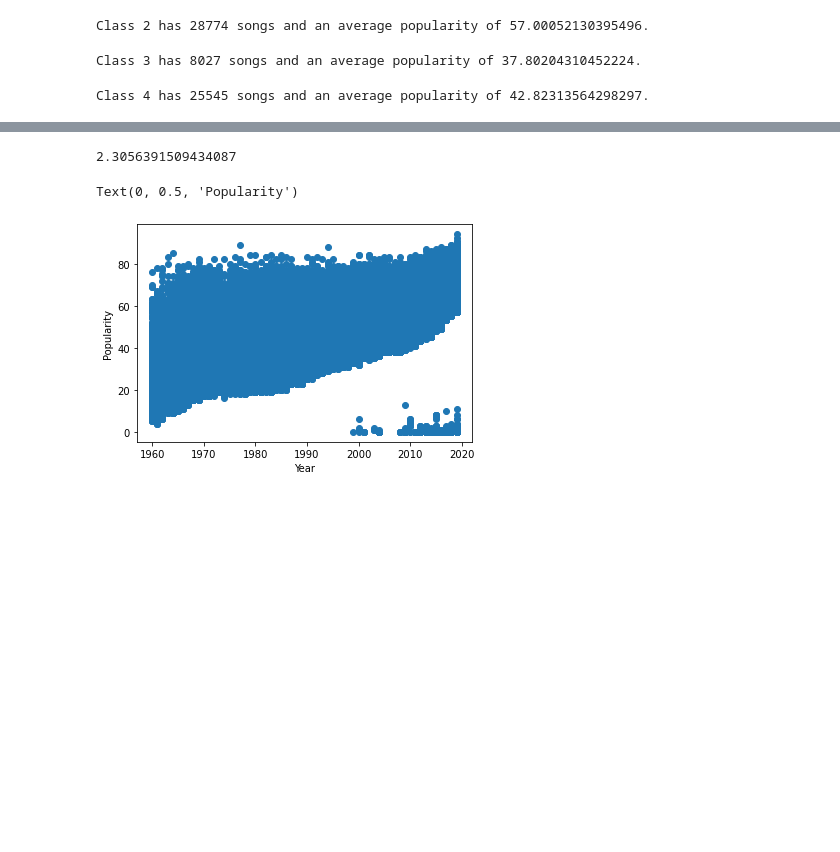
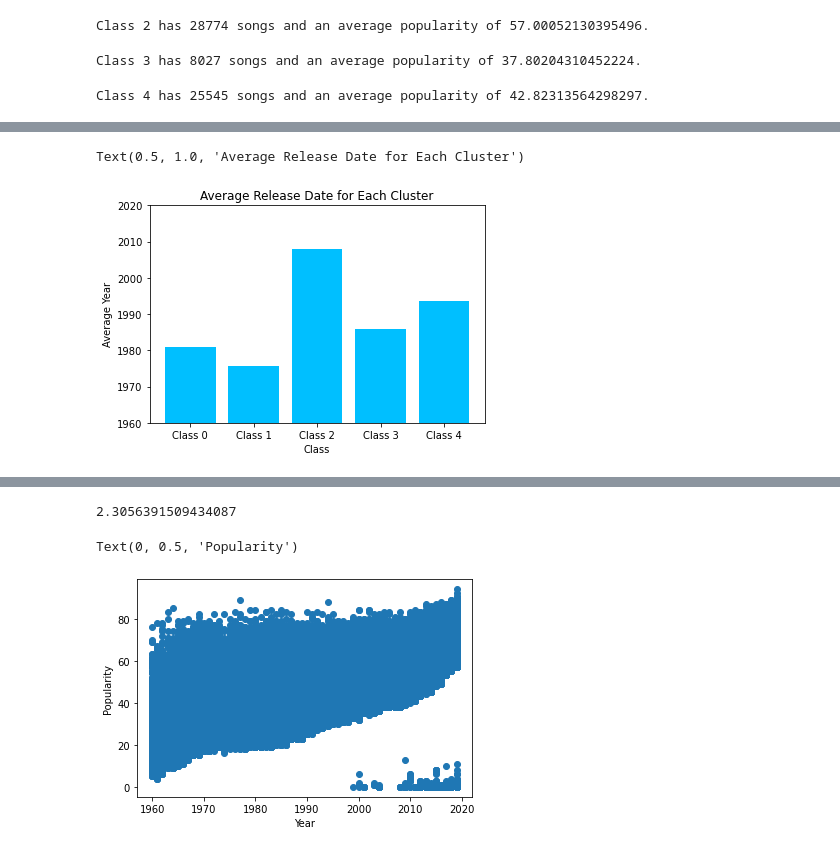
Before and after one commit to CameronSunyich/Group_Final_Project, a Jupyter notebook: Jupyter Notebook/EDA.ipynb, the cells around one changed output, grey strips where cells are left out. Saved outputs shown, nothing was run; the diff lists cells and outputs as text; code cells hidden in the pictures; blank space fills up the shorter version.

```diff
--- a/Jupyter Notebook/EDA.ipynb
+++ b/Jupyter Notebook/EDA.ipynb
@@ -156,3 +161,14 @@ r_class_4['year'].mean()
+# %%
+y = [yr_0, yr_1, yr_2, yr_3, yr_4]
+x = ["Class 0", "Class 1", "Class 2", "Class 3", "Class 4"]
+plt.bar(x,y, color="deepskyblue")
+plt.xlabel("Class")
+plt.ylabel("Average Year")
+plt.ylim([1960,2020])
+plt.title("Average Release Date for Each Cluster")
+# %% [output]
+Text(0.5, 1.0, 'Average Release Date for Each Cluster')
+[figure, added]
 # %%
 # division by other column
 music_df['pop_ratio'] = (music_df['popularity'] / ((music_df['year'])-1959)).round(2)
```
Also changed, not shown: parts of 11 cells of this notebook, 1 other file.
